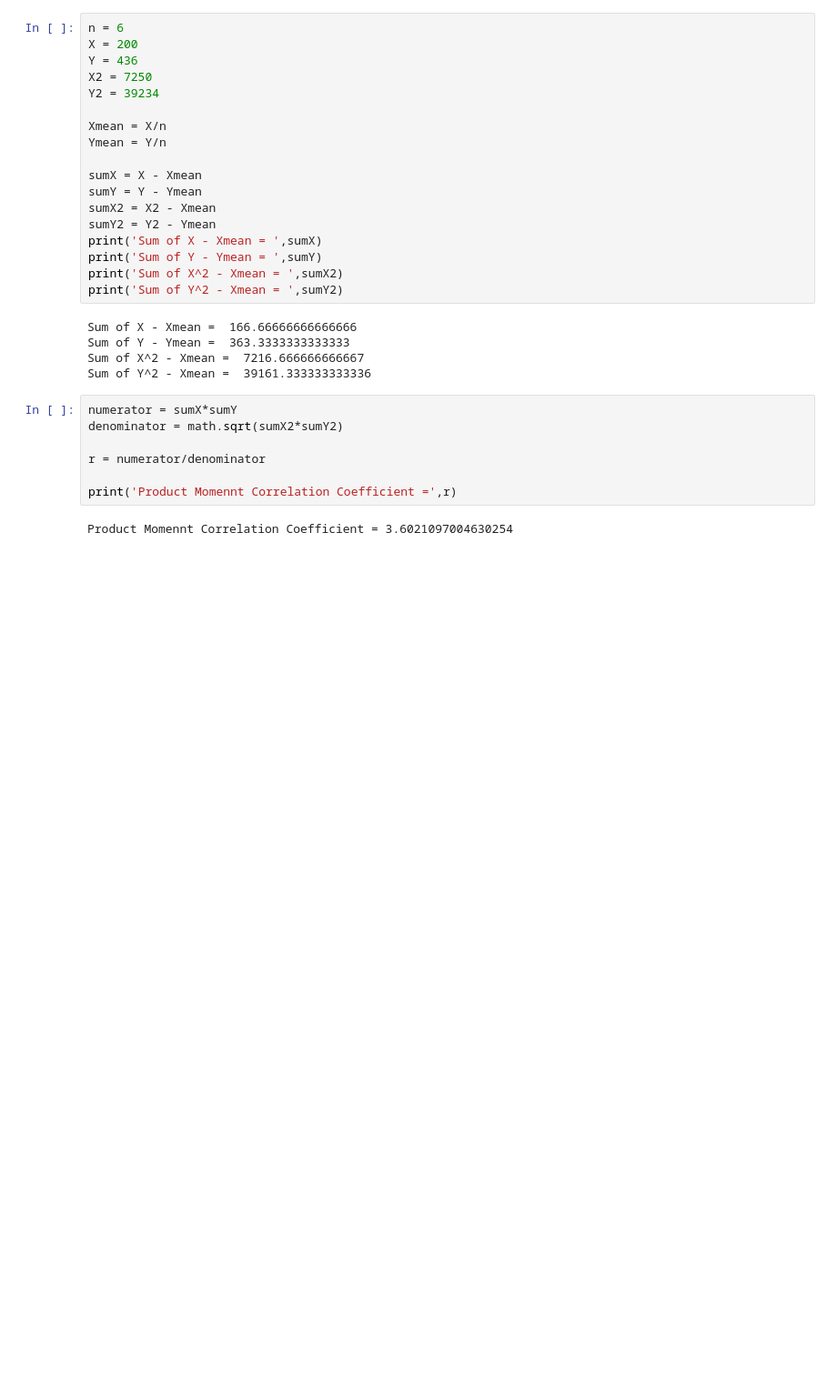
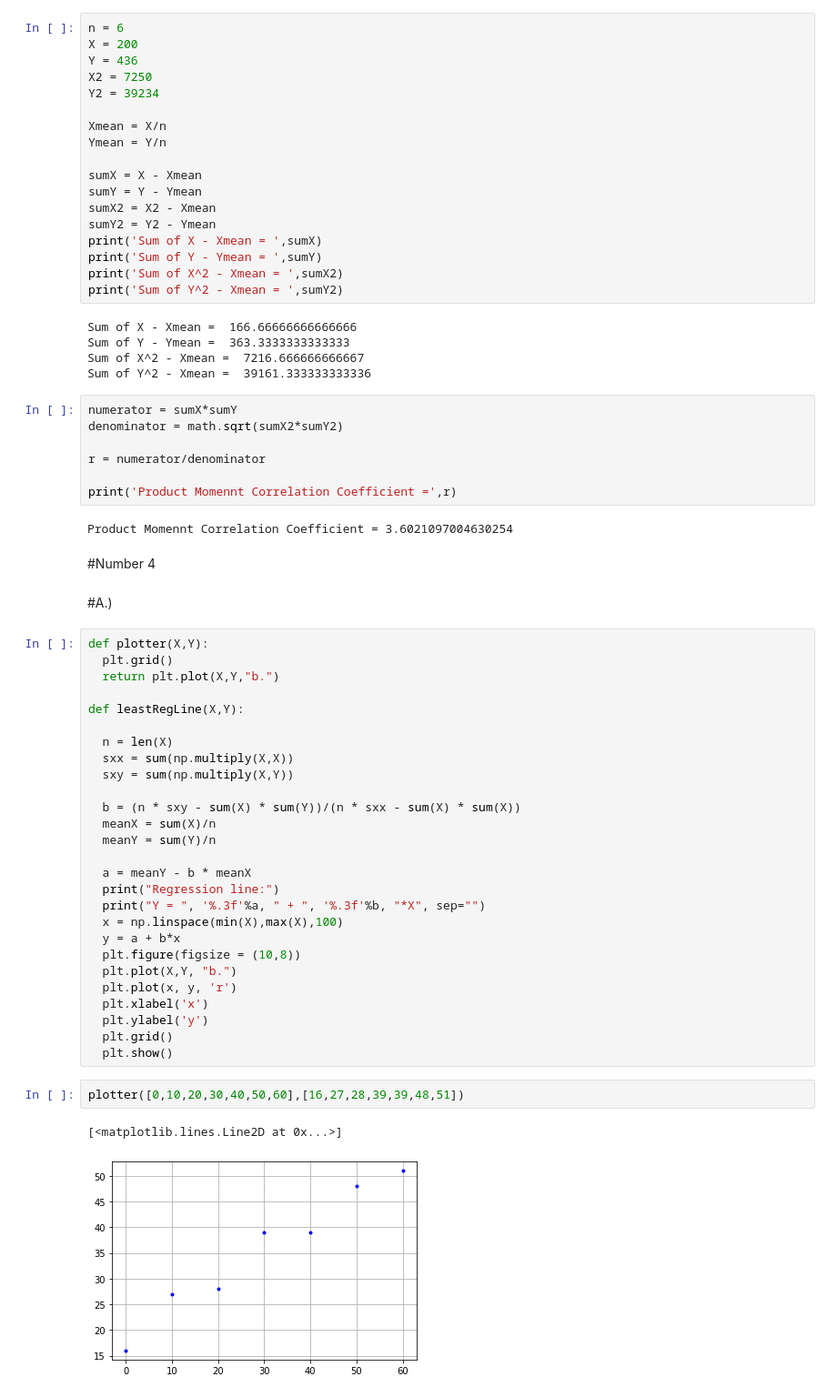
Before and after one commit to PvrpleJade/AIDA-2, a Jupyter notebook: Midterm_Exam_(Santos,_Franz).ipynb, the cells around one changed output. Shown at 91% size. Cells and saved outputs as stored; diff of their text form; blank space fills up the shorter version.

```diff
--- a/Midterm_Exam_(Santos,_Franz).ipynb
+++ b/Midterm_Exam_(Santos,_Franz).ipynb
@@ -179,3 +182,39 @@ r = numerator/denominator
 print('Product Momennt Correlation Coefficient =',r)
 # %% [output]
 Product Momennt Correlation Coefficient = 3.6021097004630254
+# %% [markdown]
+#Number 4
+# %% [markdown]
+#A.)
+# %%
+def plotter(X,Y):
+  plt.grid()
+  return plt.plot(X,Y,"b.")
+
+def leastRegLine(X,Y):
+
+  n = len(X)
+  sxx = sum(np.multiply(X,X))
+  sxy = sum(np.multiply(X,Y))
+
+  b = (n * sxy - sum(X) * sum(Y))/(n * sxx - sum(X) * sum(X))
+  meanX = sum(X)/n
+  meanY = sum(Y)/n
+
+  a = meanY - b * meanX
+  print("Regression line:")
+  print("Y = ", '%.3f'%a, " + ", '%.3f'%b, "*X", sep="")
+  x = np.linspace(min(X),max(X),100)
+  y = a + b*x
+  plt.figure(figsize = (10,8))
+  plt.plot(X,Y, "b.")
+  plt.plot(x, y, 'r')
+  plt.xlabel('x')
+  plt.ylabel('y')
+  plt.grid()
+  plt.show()
+# %%
+plotter([0,10,20,30,40,50,60],[16,27,28,39,39,48,51])
+# %% [output]
+[<matplotlib.lines.Line2D at 0x...>]
+[figure, added]
```
Also changed, not shown: parts of 24 cells of this notebook.
